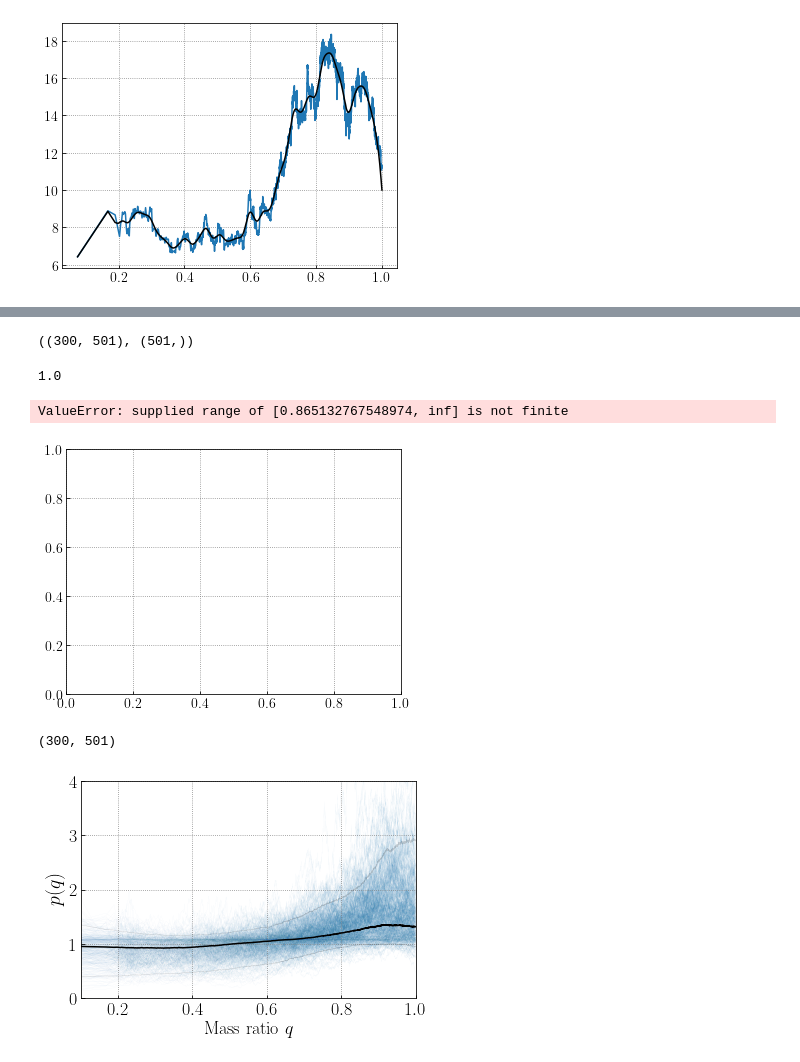
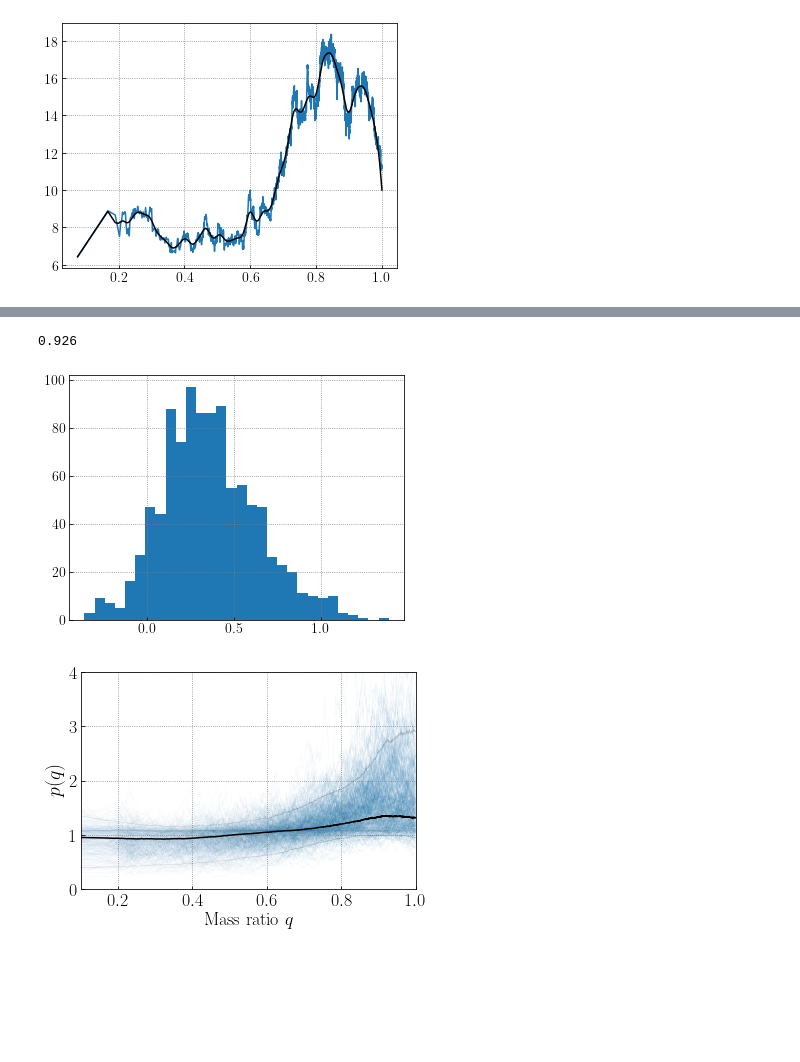
Before and after one commit to tcallister/autoregressive-bbh-inference, a Jupyter notebook: figures/ar_lnm1_q.ipynb, the cells around one changed output, grey strips where cells are left out. Saved outputs shown, nothing was run; the diff lists cells and outputs as text; code cells hidden in the pictures; blank space fills up the shorter version.

```diff
--- a/figures/ar_lnm1_q.ipynb
+++ b/figures/ar_lnm1_q.ipynb
@@ -62,4 +62,4 @@ else:
 
     np.save('stored_lnm1_q_data.npy',traces)
 # %%
-lvk_m1_grid,lvk_q_grid,lvk_R_m1s_qs = get_lvk_m1_q(300)
+lvk_m1_grid,lvk_q_grid,lvk_R_m1s_qs = get_lvk_m1_q(1000)
@@ -243,26 +278,17 @@ plt.show()
-# %%
-lvk_dR_dq_lnm20.shape,lvk_q_grid.shape
-# %% [output]
-((300, 501), (501,))
 # %%
 ind_lvk_q05 = np.argmin(np.abs(lvk_q_grid-0.5))
 
-ind_m20 = np.argmin(np.abs(lvk_m1_grid-10.))
-lvk_dR_dq_lnm20 = lvk_R_m1s_qs[:,:,ind_m20]*10.
+ind_m20 = np.argmin(np.abs(lvk_m1_grid-20.))
+lvk_dR_dq_lnm20 = lvk_R_m1s_qs[:,:,ind_m20]*20.
 
 lvk_ratio = lvk_dR_dq_lnm20[:,-1]/lvk_dR_dq_lnm20[:,ind_lvk_q05]
 print(lvk_ratio[lvk_ratio>1].size*1./lvk_ratio.size)
 
 plt.hist(np.log10(lvk_dR_dq_lnm20[:,-1]/lvk_dR_dq_lnm20[:,ind_lvk_q05]),bins=30)
 plt.show()
 # %% [output]
-1.0
+0.926
-ValueError: supplied range of [0.865132767548974, inf] is not finite
-[figure, old version]
+[figure, new version]
-# %%
-lvk_dR_dq_lnm20.shape
-# %% [output]
-(300, 501)
 # %%
 fig,ax = plt.subplots(figsize=(6,4))
 ax.set_rasterization_zorder(1)
```
Also changed, not shown: parts of 10 cells of this notebook, 1 other file.
